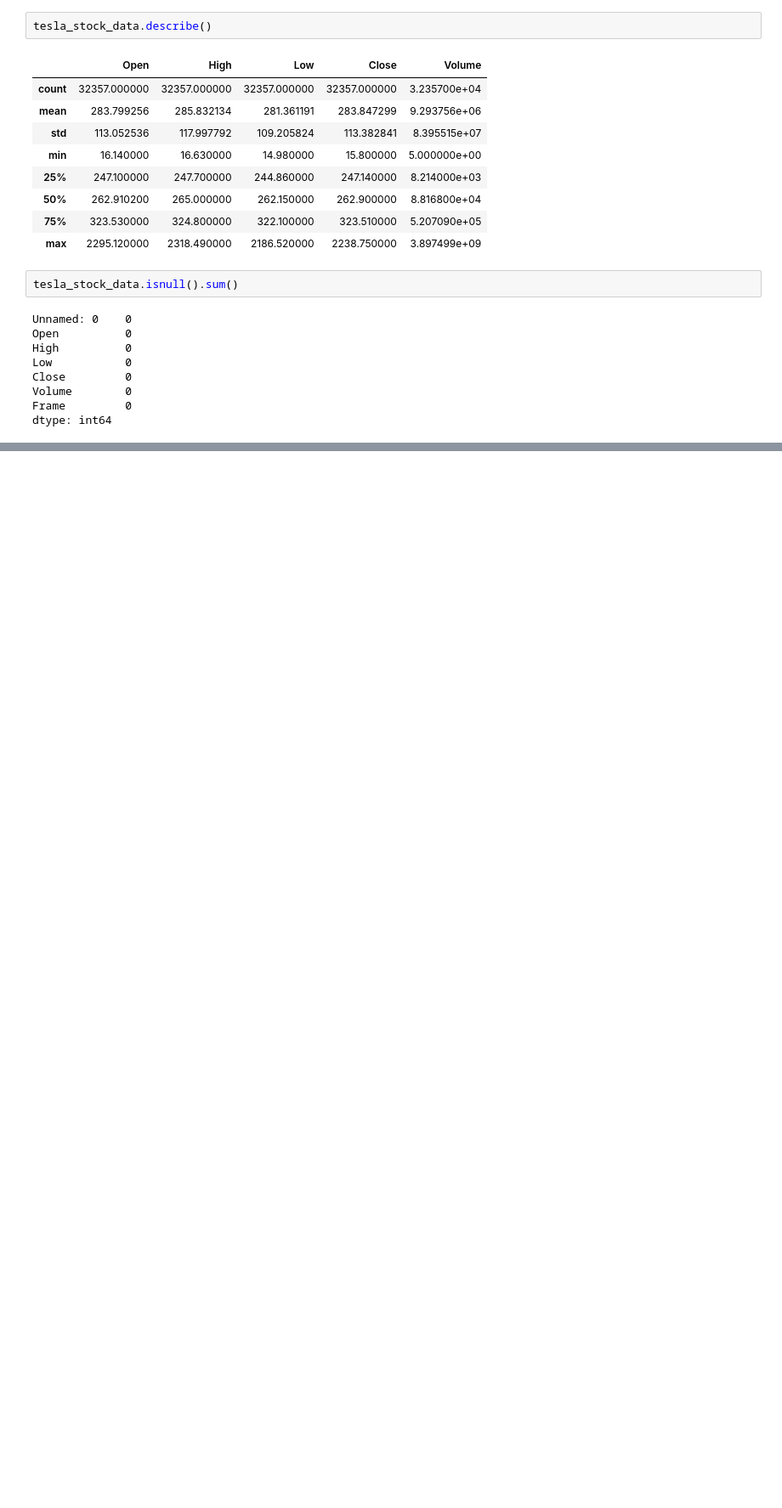
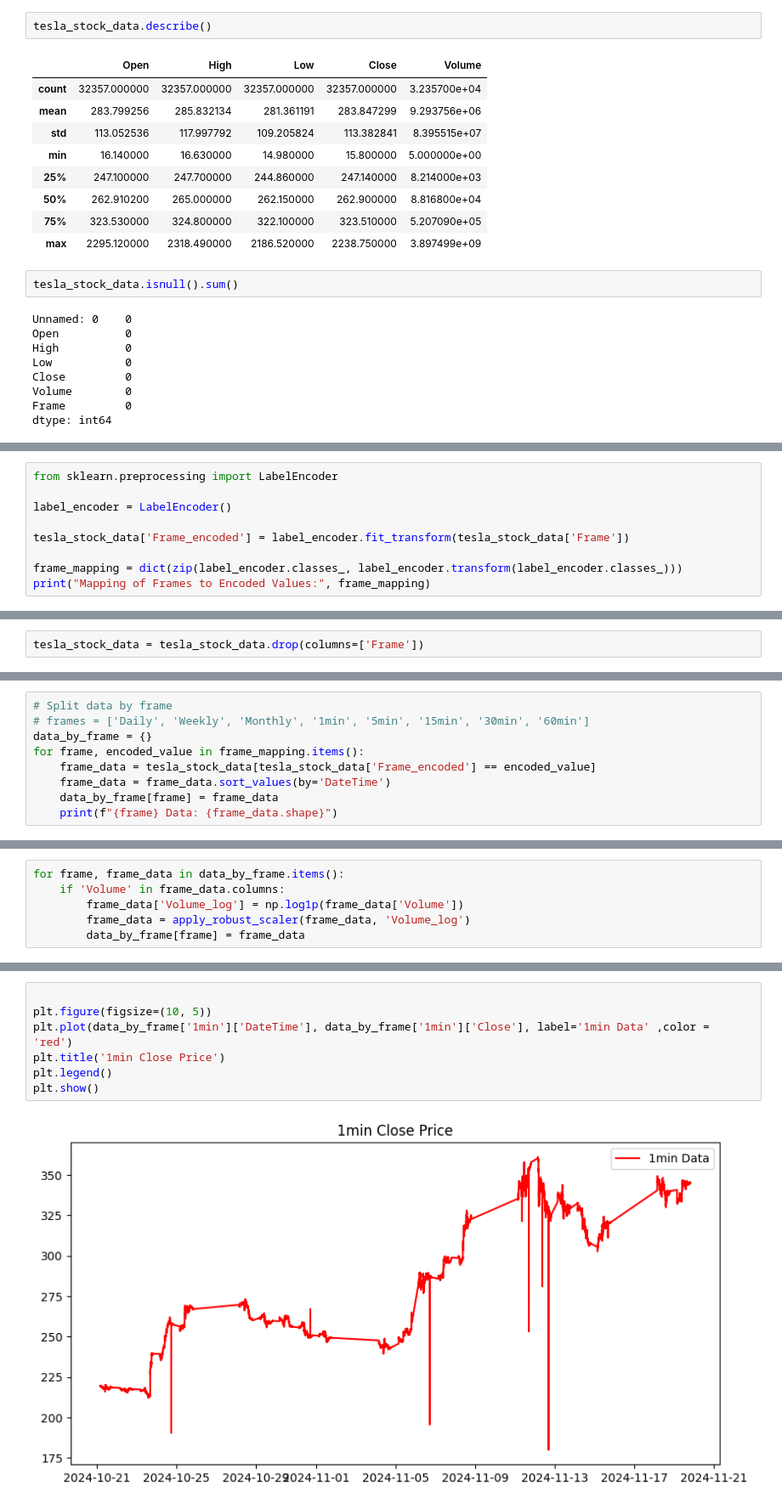
Before and after one commit to taladowiekat/tesla_stock_price_prediction, a Jupyter notebook: TSLA_Stock_Prediction.ipynb, the cells around one changed output, grey strips where cells are left out. Shown: that part at 85% size. Saved outputs shown, nothing was run; the diff lists cells and outputs as text; blank space fills up the shorter version.

Commit message:
Add encoding logic for timeframes to handle categorical data efficiently and change the object type of frame

```diff
--- a/TSLA_Stock_Prediction.ipynb
+++ b/TSLA_Stock_Prediction.ipynb
@@ -212,0 +68,9 @@ plt.show()
+# %%
+from sklearn.preprocessing import LabelEncoder
+
+label_encoder = LabelEncoder()
+
+tesla_stock_data['Frame_encoded'] = label_encoder.fit_transform(tesla_stock_data['Frame'])
+
+frame_mapping = dict(zip(label_encoder.classes_, label_encoder.transform(label_encoder.classes_)))
+print("Mapping of Frames to Encoded Values:", frame_mapping)
@@ -212,0 +106,2 @@ plt.show()
+# %%
+tesla_stock_data = tesla_stock_data.drop(columns=['Frame'])
@@ -212,0 +133,9 @@ plt.show()
+# %%
+# Split data by frame
+# frames = ['Daily', 'Weekly', 'Monthly', '1min', '5min', '15min', '30min', '60min']
+data_by_frame = {}
+for frame, encoded_value in frame_mapping.items():
+    frame_data = tesla_stock_data[tesla_stock_data['Frame_encoded'] == encoded_value]
+    frame_data = frame_data.sort_values(by='DateTime')
+    data_by_frame[frame] = frame_data
+    print(f"{frame} Data: {frame_data.shape}")
@@ -212,0 +177,6 @@ plt.show()
+# %%
+for frame, frame_data in data_by_frame.items():
+    if 'Volume' in frame_data.columns:
+        frame_data['Volume_log'] = np.log1p(frame_data['Volume'])
+        frame_data = apply_robust_scaler(frame_data, 'Volume_log')
+        data_by_frame[frame] = frame_data
@@ -212,0 +296,9 @@ plt.show()
+# %%
+
+plt.figure(figsize=(10, 5))
+plt.plot(data_by_frame['1min']['DateTime'], data_by_frame['1min']['Close'], label='1min Data' ,color = 'red')
+plt.title('1min Close Price')
+plt.legend()
+plt.show()
+# %% [output]
+[figure, added]
```
Also changed, not shown: parts of 41 cells of this notebook.
